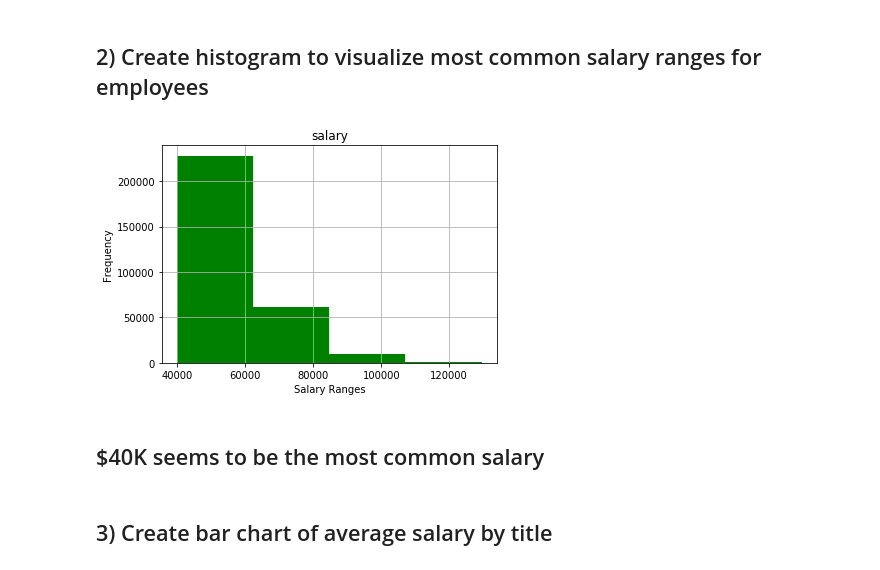
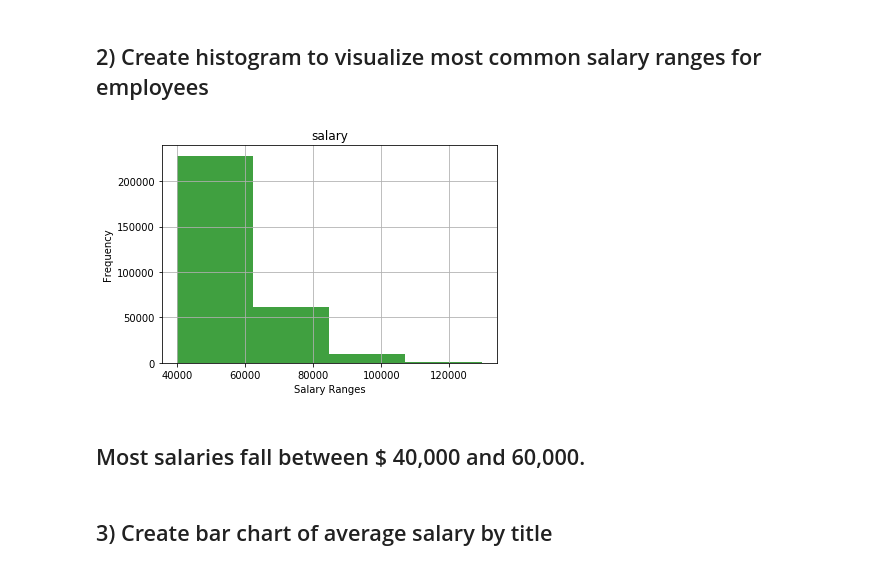
Before and after one commit to Emily-Keymon/Employee-Database-Analysis, a Jupyter notebook: EmployeeSQL/Employees_DB.ipynb, the cells around one changed output. Cells and saved outputs as stored; diff of their text form; code cells hidden in the pictures.

```diff
--- a/EmployeeSQL/Employees_DB.ipynb
+++ b/EmployeeSQL/Employees_DB.ipynb
@@ -146,17 +146,16 @@ title_salaries
 ## 2) Create histogram to visualize most common salary ranges for employees
 # %%
 # Plot histogram for frequency of salary ranges
-title_salaries.hist(column = "salary", color = "green", bins = 4)
+title_salaries.hist(column = "salary", color = "green", bins = 4, alpha = .75)
 plt.xlabel("Salary Ranges")
 plt.ylabel("Frequency")
-#plt.grid(False)
 
 # View chart
 plt.show()
 # %% [output]
-[figure, old version]
+[figure, new version]
-# %% [markdown]
-## $40K seems to be the most common salary
+# %% [markdown]
+## Most salaries fall between $ 40,000 and 60,000.
 # %% [markdown]
 ## 3) Create bar chart of average salary by title
 # %%
```
